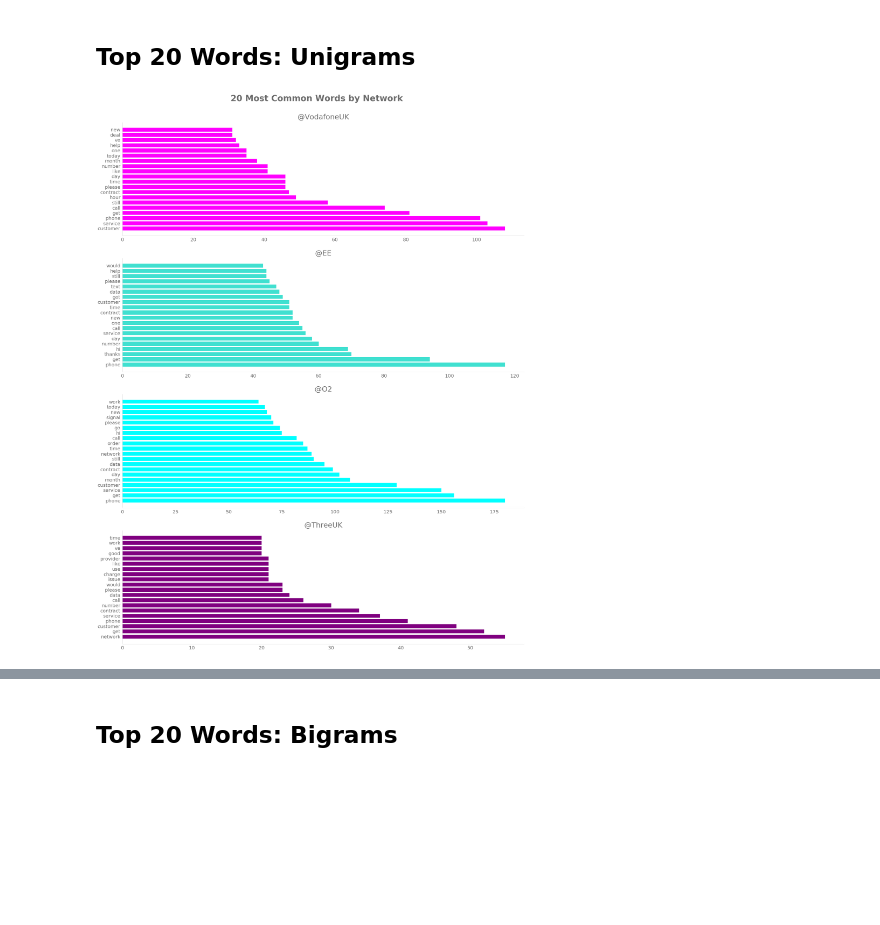
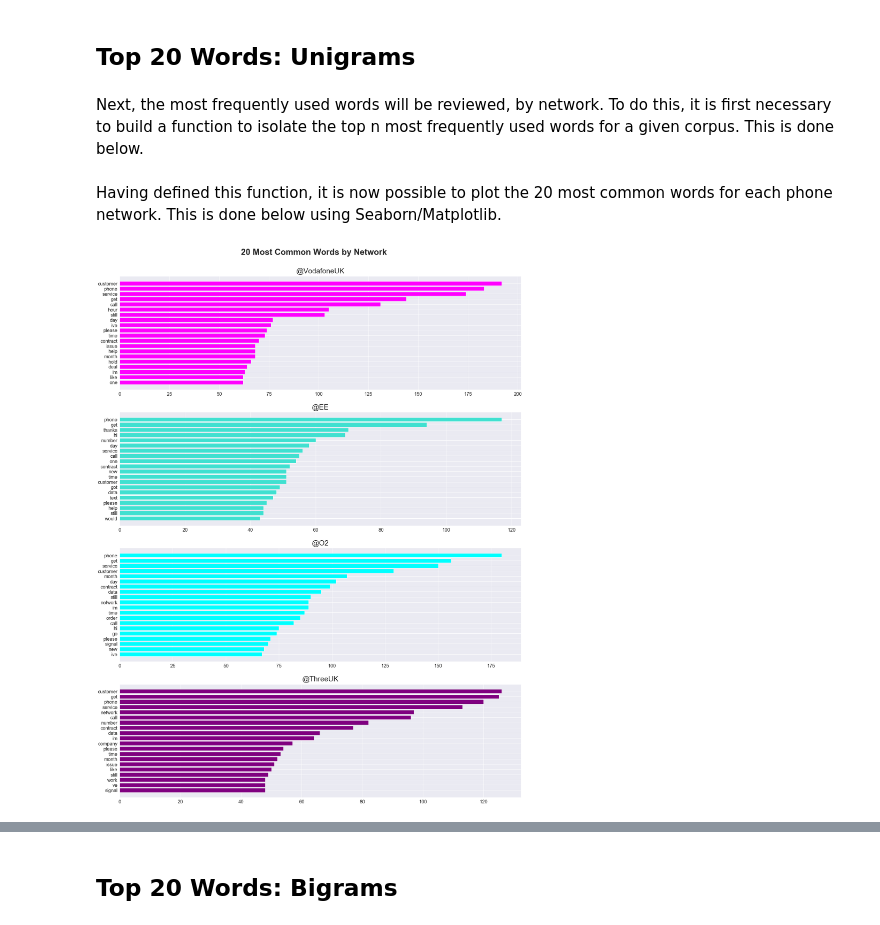
Before and after one commit to isobeldaley/categorising-tweets, a Jupyter notebook: Step 3 - Explore Data.ipynb, the cells around one changed output, grey strips where cells are left out. Cells and saved outputs as stored; diff of their text form; code cells hidden in the pictures; blank space fills up the shorter version.

Commit message:
Finalising data visuals

```diff
--- a/Step 3 - Explore Data.ipynb
+++ b/Step 3 - Explore Data.ipynb
@@ -121,19 +126,0 @@ Each tweet has been assigned a sentiment rating by TextBlob (see **Step 2 - Scru
-# %%
-## Create figure with 4 sets of axes and a shared y axis
-fig, axes = plt.subplots(ncols=2,nrows=2,figsize=(15,12),sharey=True, constrained_layout='True')
-
-## For loop runs through each network and created a sentiment distplot
-for key, val in enumerate(['@VodafoneUK','@EE','@O2','@ThreeUK']):
-
-    ## Used to define the axis on which the distplot will appear
-    i = key//2
-    j = key%2
-
-    ## Plots the distribution plot for the given network on the specified axes
-    sns.distplot(df[df['network']==val]['sentiment'], label=val, ax=axes[i][j])
-    ## Sets the title for the subplot
-    axes[i][j].set_title(val, fontdict={'fontsize':'small'})
-
-## Provides an overarching title for the figure
-fig.suptitle('Sentiment Distribution by Network', va='top')
-plt.show()
@@ -197,4 +199,6 @@ fig.show()
 For clarity, a scatter polar plot is used above.  What is clear is that Vodafone continues to have the biggest proportion of tweets relating to customer service.  Meanwhile O2 and Three have a similar proportion of tweets relating to network issues.
 # %% [markdown]
 ## Top 20 Words: Unigrams
+# %% [markdown]
+Next, the most frequently used words will be reviewed, by network.  To do this, it is first necessary to build a function to isolate the top n most frequently used words for a given corpus.  This is done below.
 # %%
@@ -207,21 +224,38 @@ def get_top_n_words(corpus, n=None):
     return words_freq[:n]
+# %% [markdown]
+Having defined this function, it is now possible to plot the 20 most common words for each phone network.  This is done below using Seaborn/Matplotlib.
 # %%
+## Set the size of the x and y axis labels
 plt.rc('xtick', labelsize=20)
 plt.rc('ytick', labelsize=20)
 
+## Define the colour for each plot
 colours = ['magenta','turquoise','cyan','purple']
 
+## Create a figure with 4 subplots
 fig, axes = plt.subplots(nrows=4, ncols=1, figsize=(30,40))
+
+## Give the figure a title
 fig.suptitle('20 Most Common Words by Network', fontsize=35, y=0.92, fontweight='bold')
 
-
+## Using a for loop, iterate through each network
 for key, val in enumerate(['@VodafoneUK','@EE','@O2','@ThreeUK']):
 
+    ## Identify the top 20 words for a given network using the get_top_n_words function
     top_words = get_top_n_words(df['lemmatized_tweets_string'].loc[df['network']==val], n=20)
+
+    ## Transform the results into a Dataframe, sorted by frequency
     top_words_df = pd.DataFrame(top_words, columns=['Word','Frequency'])
+    top_words_df.sort_values(by=['Frequency'], inplace=True)
+
+    ## Create the subplot (a horizontal bar chart)
     axes[key].barh(top_words_df['Word'], top_words_df['Frequency'], color=colours[key])
+
+    ## Set subplot title
     axes[key].set_title(val, fontsize=30, fontdict={'verticalalignment':'bottom'})
 
+## Show the plot, using the seaborn style 'darkgrid'
+sns.set_style("darkgrid")
 plt.show()
 # %% [output]
-[figure, old version]
+[figure, new version]
```
Also changed, not shown: parts of 16 cells of this notebook.
